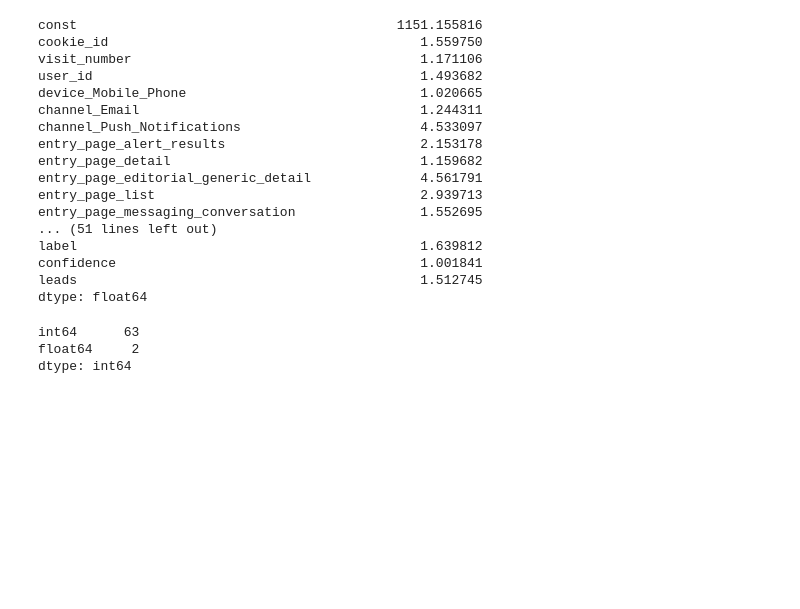
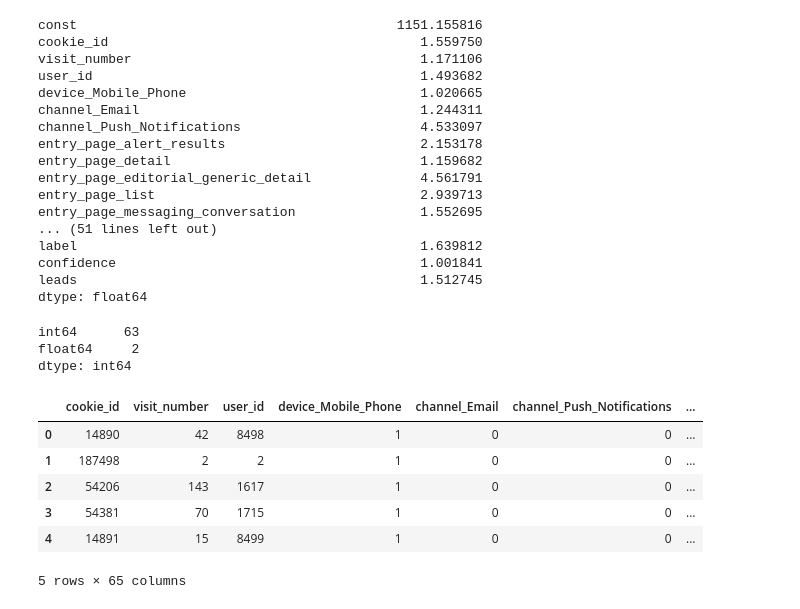
Before and after one commit to Salvinha-vlc/Datathon_adevinta, a Jupyter notebook: extra_training_set.ipynb, the cells around one changed output. Saved outputs shown, nothing was run; the diff lists cells and outputs as text; code cells hidden in the pictures; blank space fills up the shorter version.

```diff
--- a/extra_training_set.ipynb
+++ b/extra_training_set.ipynb
@@ -174,3 +174,13 @@ df_3.dtypes.value_counts()
 int64      63
 float64     2
 dtype: int64
+# %%
+df_3.head()
+# %% [output]
+|  | cookie_id | visit_number | user_id | device_Mobile_Phone | channel_Email | channel_Push_Notifications | ... |
+| 0 | 14890 | 42 | 8498 | 1 | 0 | 0 | ... |
+| 1 | 187498 | 2 | 2 | 1 | 0 | 0 | ... |
+| 2 | 54206 | 143 | 1617 | 1 | 0 | 0 | ... |
+| 3 | 54381 | 70 | 1715 | 1 | 0 | 0 | ... |
+| 4 | 14891 | 15 | 8499 | 1 | 0 | 0 | ... |
+5 rows × 65 columns
```
Also changed, not shown: parts of 9 cells of this notebook.
